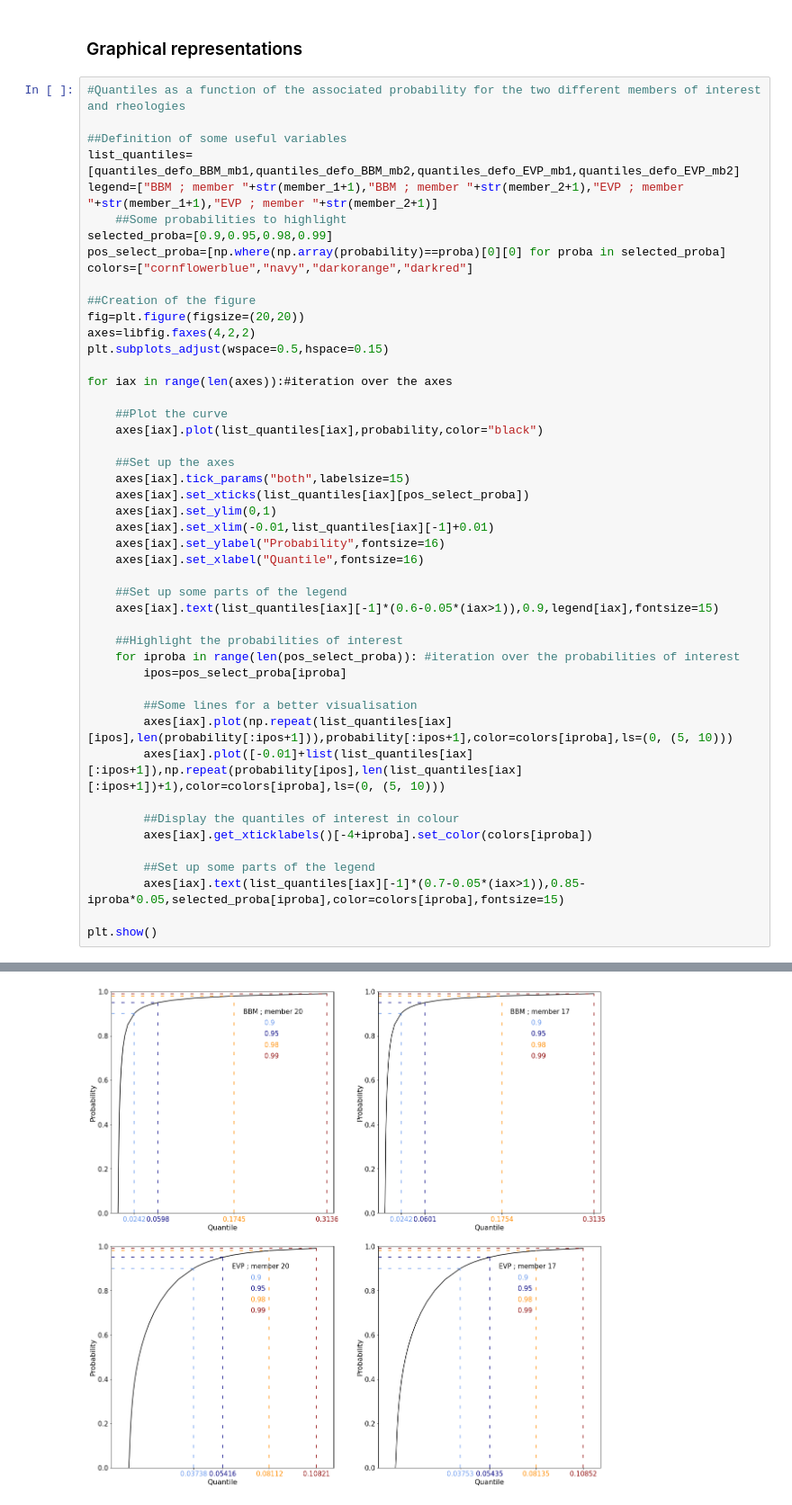
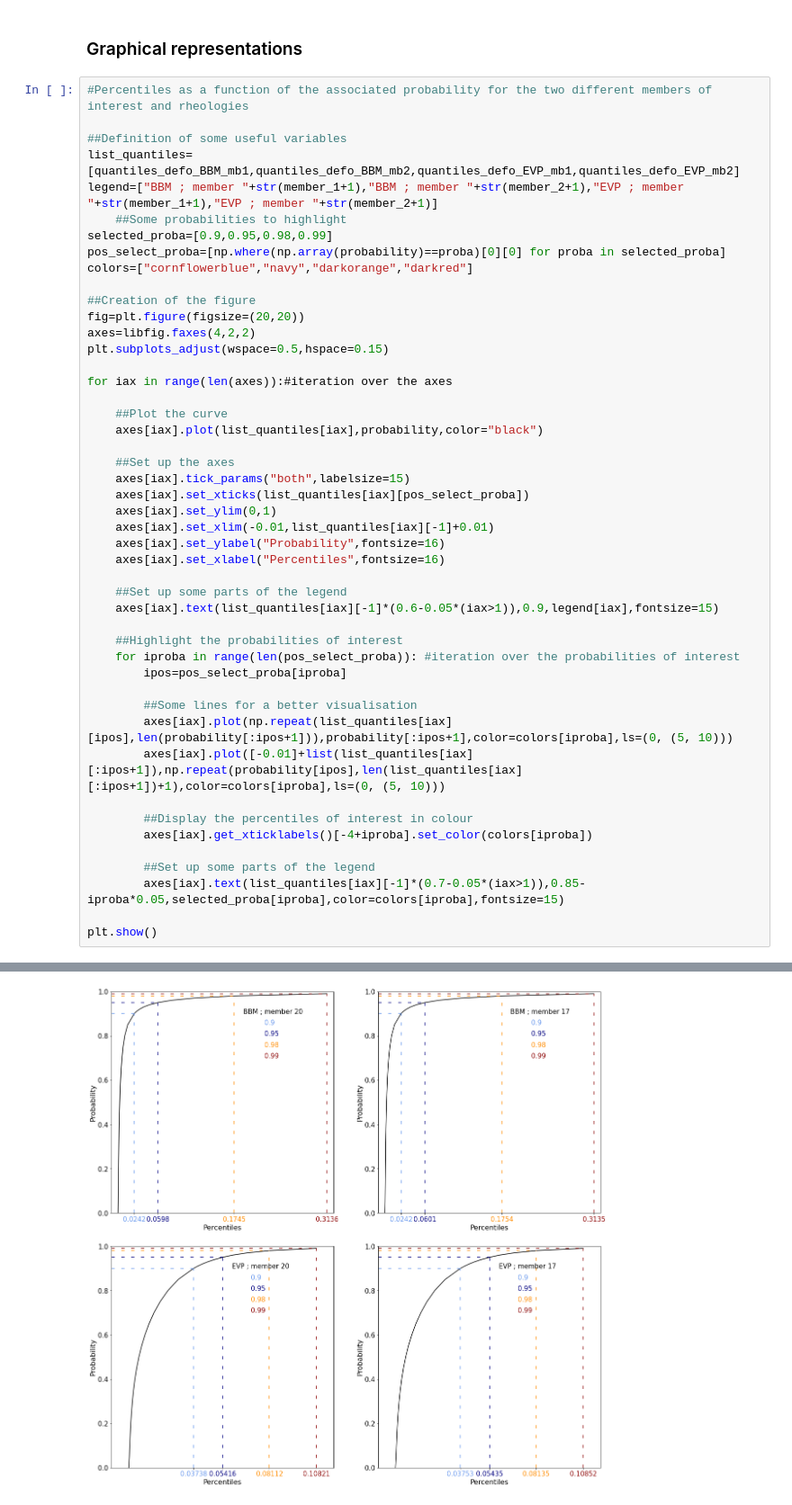
Before and after one commit to cmems-arcticbliss/Fiol2026, a Jupyter notebook: Analyse_distribution_defo.ipynb, the cells around one changed output, grey strips where cells are left out. Shown at 90% size. Drawn from its saved outputs; the diff is of its cells as text.

```diff
--- a/Analyse_distribution_defo.ipynb
+++ b/Analyse_distribution_defo.ipynb
@@ -173,7 +173,7 @@ print(len(quantiles_defo_EVP_mb2),quantiles_defo_EVP_mb2)
 # %% [markdown]
 ### Graphical representations
 # %%
-#Quantiles as a function of the associated probability for the two different members of interest and rheologies
+#Percentiles as a function of the associated probability for the two different members of interest and rheologies
 
 ##Definition of some useful variables
 list_quantiles=[quantiles_defo_BBM_mb1,quantiles_defo_BBM_mb2,quantiles_defo_EVP_mb1,quantiles_defo_EVP_mb2]
@@ -195,36 +195,36 @@ for iax in range(len(axes)):#iteration over the axes
 
     ##Set up the axes
     axes[iax].tick_params("both",labelsize=15)
     axes[iax].set_xticks(list_quantiles[iax][pos_select_proba])
     axes[iax].set_ylim(0,1)
     axes[iax].set_xlim(-0.01,list_quantiles[iax][-1]+0.01)
     axes[iax].set_ylabel("Probability",fontsize=16)
-    axes[iax].set_xlabel("Quantile",fontsize=16)
+    axes[iax].set_xlabel("Percentiles",fontsize=16)
 
     ##Set up some parts of the legend
     axes[iax].text(list_quantiles[iax][-1]*(0.6-0.05*(iax>1)),0.9,legend[iax],fontsize=15)
 
     ##Highlight the probabilities of interest
     for iproba in range(len(pos_select_proba)): #iteration over the probabilities of interest
         ipos=pos_select_proba[iproba]
 
         ##Some lines for a better visualisation
         axes[iax].plot(np.repeat(list_quantiles[iax][ipos],len(probability[:ipos+1])),probability[:ipos+1],color=colors[iproba],ls=(0, (5, 10)))
         axes[iax].plot([-0.01]+list(list_quantiles[iax][:ipos+1]),np.repeat(probability[ipos],len(list_quantiles[iax][:ipos+1])+1),color=colors[iproba],ls=(0, (5, 10)))
 
-        ##Display the quantiles of interest in colour
+        ##Display the percentiles of interest in colour
         axes[iax].get_xticklabels()[-4+iproba].set_color(colors[iproba])
 
         ##Set up some parts of the legend
         axes[iax].text(list_quantiles[iax][-1]*(0.7-0.05*(iax>1)),0.85-iproba*0.05,selected_proba[iproba],color=colors[iproba],fontsize=15)
 
 plt.show()
 # %% [output]
 number of choosen subfigures = 4
 number of choosen columns = 2
 number of choosen rows = 2
 choosen row with unequal number of columns: row -1
-[figure, old version]
+[figure, new version]
 # %%
 #Visualisation of the histograms of the distributions for the first member of interest
 
```
Also changed, not shown: parts of 7 cells of this notebook, 3 other files.
